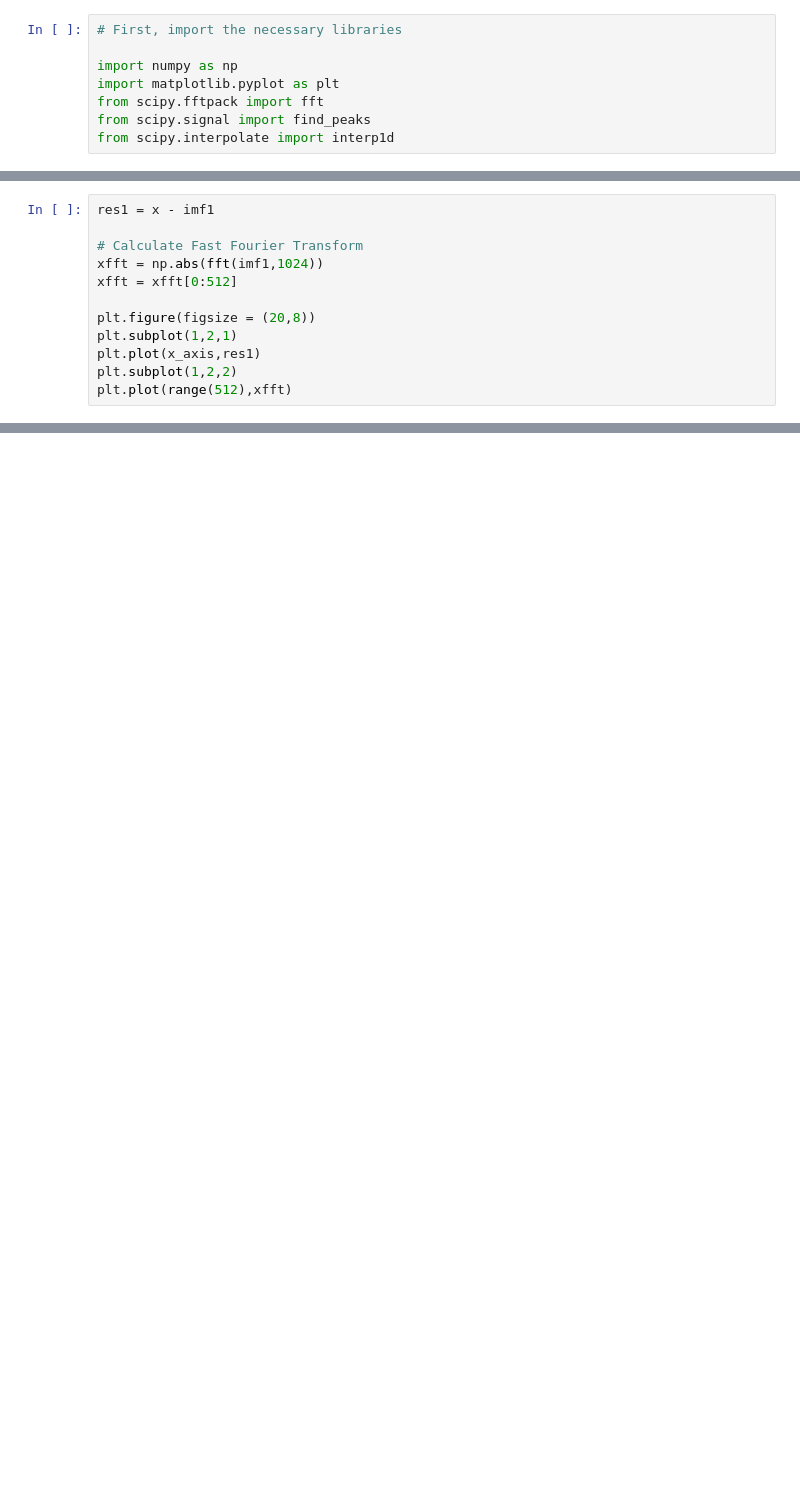
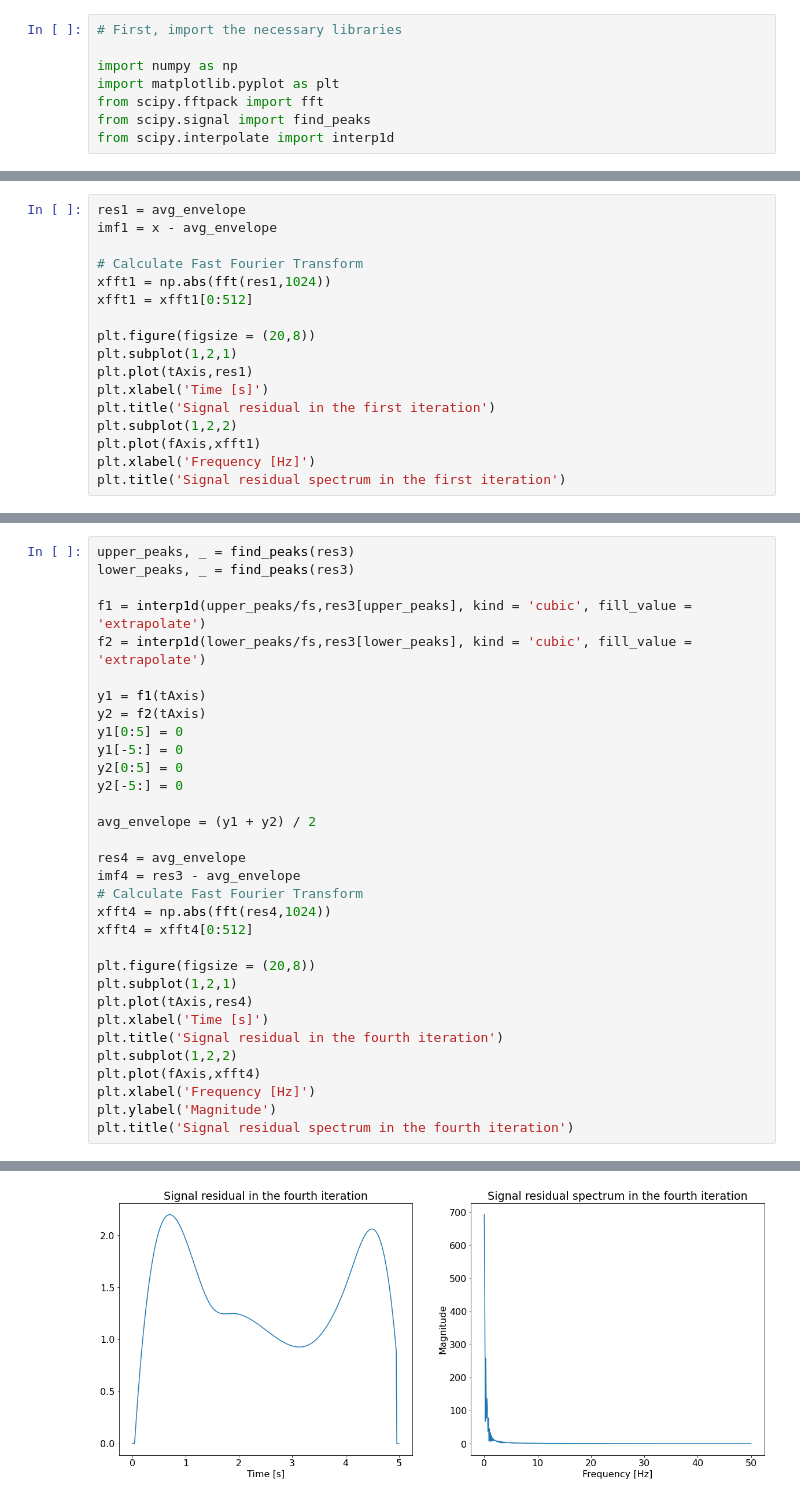
Before and after one commit to nebojsa55/Empirical-Mode-Decomposition, a Jupyter notebook: emd.ipynb, the cells around one changed output, grey strips where cells are left out. Saved outputs shown, nothing was run; the diff lists cells and outputs as text; blank space fills up the shorter version.

```diff
--- a/emd.ipynb
+++ b/emd.ipynb
@@ -57,12 +67,17 @@ plt.plot(x_axis,avg_envelope)
 # %%
-res1 = x - imf1
+res1 = avg_envelope
+imf1 = x - avg_envelope
 
 # Calculate Fast Fourier Transform
-xfft = np.abs(fft(imf1,1024))
-xfft = xfft[0:512]
+xfft1 = np.abs(fft(res1,1024))
+xfft1 = xfft1[0:512]
 
 plt.figure(figsize = (20,8))
 plt.subplot(1,2,1)
-plt.plot(x_axis,res1)
+plt.plot(tAxis,res1)
+plt.xlabel('Time [s]')
+plt.title('Signal residual in the first iteration')
 plt.subplot(1,2,2)
-plt.plot(range(512),xfft)
+plt.plot(fAxis,xfft1)
+plt.xlabel('Frequency [Hz]')
+plt.title('Signal residual spectrum in the first iteration')
@@ -71,0 +156,33 @@ plt.plot(range(512),xfft)
+# %%
+upper_peaks, _ = find_peaks(res3)
+lower_peaks, _ = find_peaks(res3)
+
+f1 = interp1d(upper_peaks/fs,res3[upper_peaks], kind = 'cubic', fill_value = 'extrapolate')
+f2 = interp1d(lower_peaks/fs,res3[lower_peaks], kind = 'cubic', fill_value = 'extrapolate')
+
+y1 = f1(tAxis)
+y2 = f2(tAxis)
+y1[0:5] = 0
+y1[-5:] = 0
+y2[0:5] = 0
+y2[-5:] = 0
+
+avg_envelope = (y1 + y2) / 2
+
+res4 = avg_envelope
+imf4 = res3 - avg_envelope
+# Calculate Fast Fourier Transform
+xfft4 = np.abs(fft(res4,1024))
+xfft4 = xfft4[0:512]
+
+plt.figure(figsize = (20,8))
+plt.subplot(1,2,1)
+plt.plot(tAxis,res4)
+plt.xlabel('Time [s]')
+plt.title('Signal residual in the fourth iteration')
+plt.subplot(1,2,2)
+plt.plot(fAxis,xfft4)
+plt.xlabel('Frequency [Hz]')
+plt.ylabel('Magnitude')
+plt.title('Signal residual spectrum in the fourth iteration')
+# %% [output]
@@ -71,0 +190 @@ plt.plot(range(512),xfft)
+[figure, added]
```
Also changed, not shown: parts of 12 cells of this notebook.
